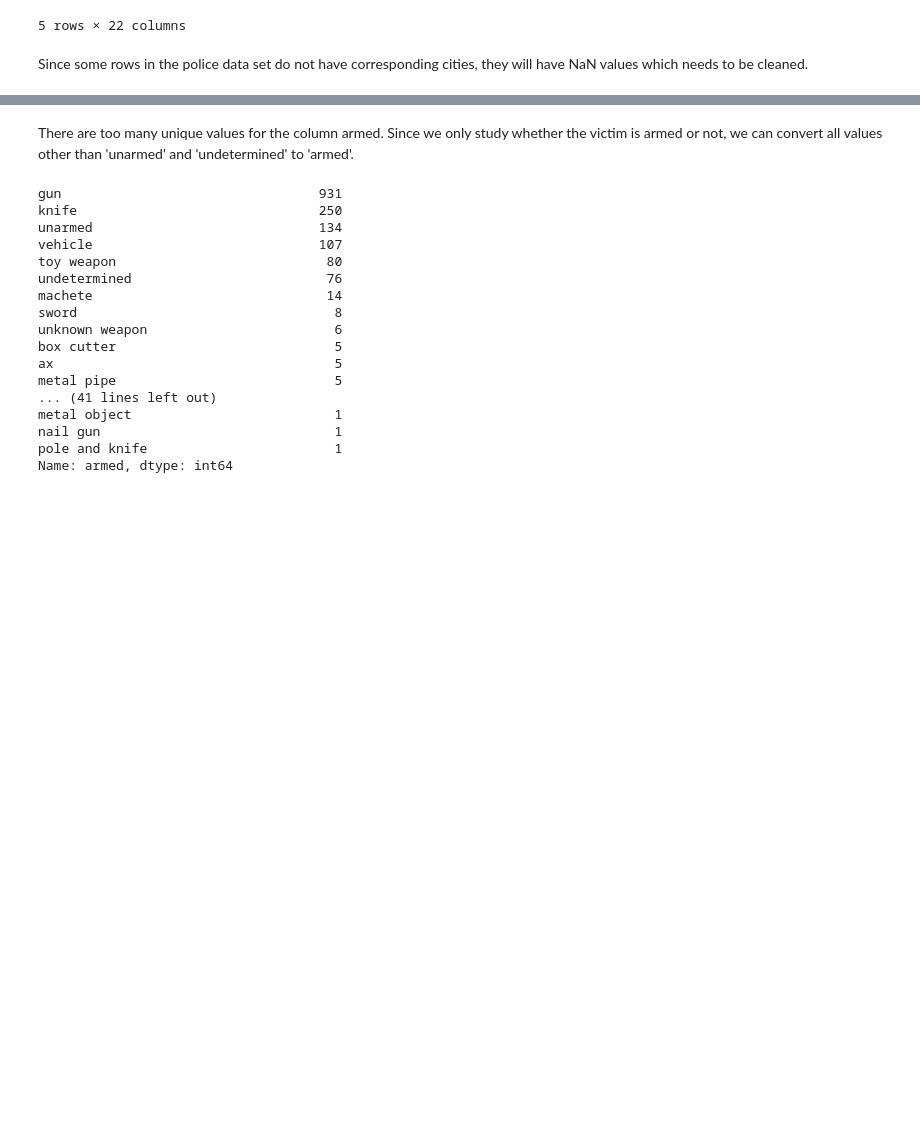
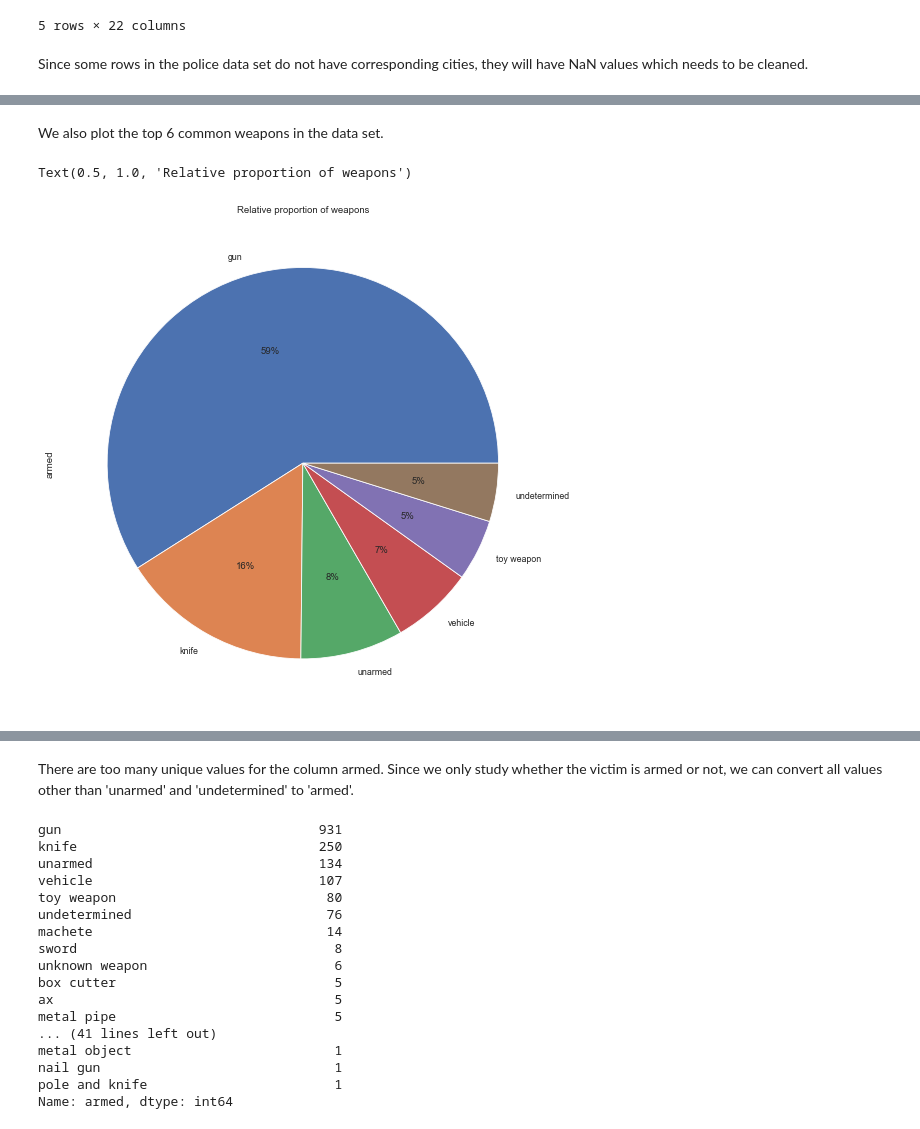
Before and after one commit to csauyong/police-brutality, a Jupyter notebook: analysis.ipynb, the cells around one changed output, grey strips where cells are left out. Saved outputs shown, nothing was run; the diff lists cells and outputs as text; code cells hidden in the pictures; blank space fills up the shorter version.

```diff
--- a/analysis.ipynb
+++ b/analysis.ipynb
@@ -168,0 +279,3 @@ test.to_csv('processed/test.csv', index=False)
+# %%
+armcount = train['armed'].value_counts()
+print(armcount)
@@ -168,0 +300,9 @@ test.to_csv('processed/test.csv', index=False)
+# %% [markdown]
+We also plot the top 6 common weapons in the data set.
+# %%
+fig, ax = plt.subplots(figsize=(9, 9))
+armcount.head(6).plot(kind='pie', autopct='%.0f%%')
+ax.set_title("Relative proportion of weapons")
+# %% [output]
+Text(0.5, 1.0, 'Relative proportion of weapons')
+[figure, added]
```
Also changed, not shown: parts of 66 cells of this notebook, 12 other files.
